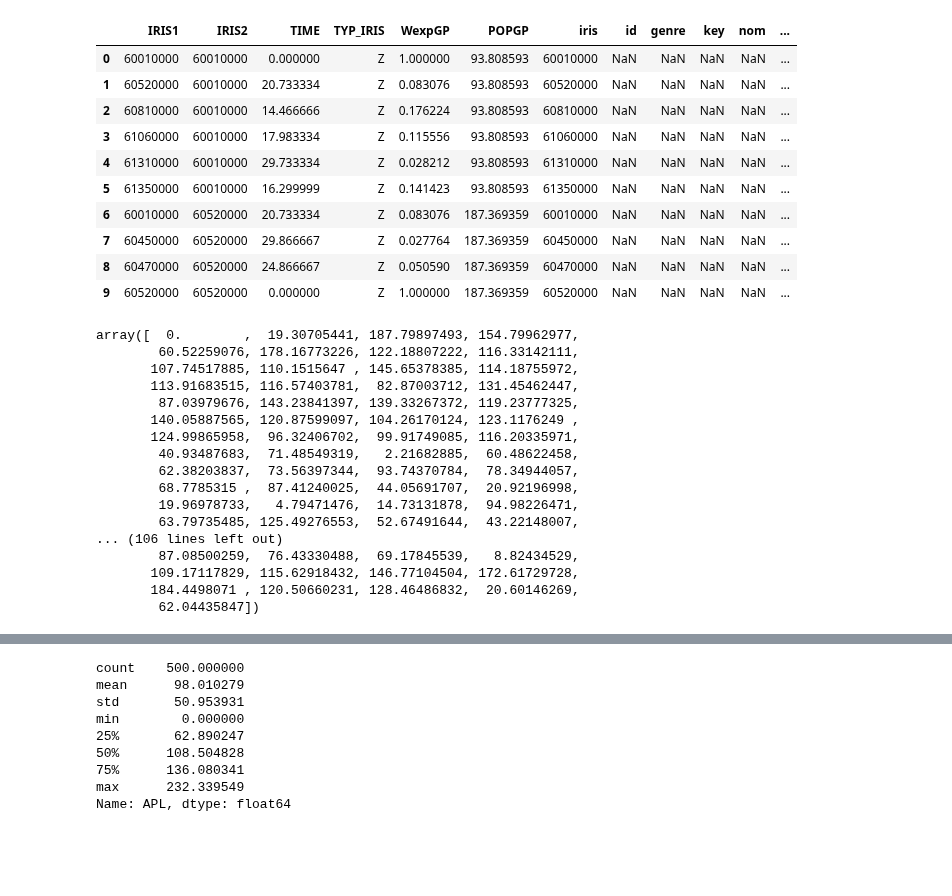
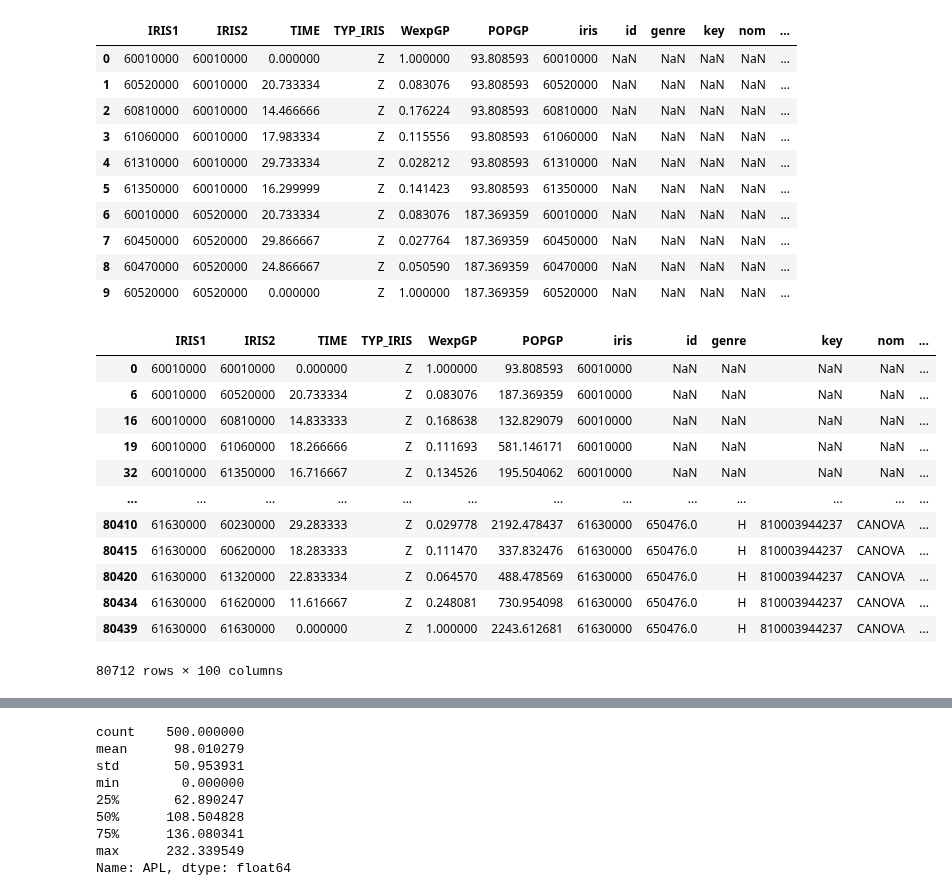
Before and after one commit to cyrilvincent/skema, a Jupyter notebook: apl/apl_gene_2022.ipynb, the cells around one changed output, grey strips where cells are left out. Saved outputs shown, nothing was run; the diff lists cells and outputs as text; code cells hidden in the pictures; blank space fills up the shorter version.

```diff
--- a/apl/apl_gene_2022.ipynb
+++ b/apl/apl_gene_2022.ipynb
@@ -296,26 +309,23 @@ od.head(10)
 # %%
 od = od.sort_values(by=['IRIS1', "IRIS2"])
 od["Ap"] = od["WexpGP"] * od["R_dest"]
 od["APL"] = od.groupby("IRIS1")["Ap"].transform("sum")
 od["APL"].unique()
+od
 # %% [output]
+|  | IRIS1 | IRIS2 | TIME | TYP_IRIS | WexpGP | POPGP | iris | id | genre | key | nom | ... |
+| 0 | 60010000 | 60010000 | 0.000000 | Z | 1.000000 | 93.808593 | 60010000 | NaN | NaN | NaN | NaN | ... |
+| 6 | 60010000 | 60520000 | 20.733334 | Z | 0.083076 | 187.369359 | 60010000 | NaN | NaN | NaN | NaN | ... |
+| 16 | 60010000 | 60810000 | 14.833333 | Z | 0.168638 | 132.829079 | 60010000 | NaN | NaN | NaN | NaN | ... |
+| 19 | 60010000 | 61060000 | 18.266666 | Z | 0.111693 | 581.146171 | 60010000 | NaN | NaN | NaN | NaN | ... |
+| 32 | 60010000 | 61350000 | 16.716667 | Z | 0.134526 | 195.504062 | 60010000 | NaN | NaN | NaN | NaN | ... |
+| ... | ... | ... | ... | ... | ... | ... | ... | ... | ... | ... | ... | ... |
+| 80410 | 61630000 | 60230000 | 29.283333 | Z | 0.029778 | 2192.478437 | 61630000 | 650476.0 | H | 810003944237 | CANOVA | ... |
+| 80415 | 61630000 | 60620000 | 18.283333 | Z | 0.111470 | 337.832476 | 61630000 | 650476.0 | H | 810003944237 | CANOVA | ... |
+| 80420 | 61630000 | 61320000 | 22.833334 | Z | 0.064570 | 488.478569 | 61630000 | 650476.0 | H | 810003944237 | CANOVA | ... |
+| 80434 | 61630000 | 61620000 | 11.616667 | Z | 0.248081 | 730.954098 | 61630000 | 650476.0 | H | 810003944237 | CANOVA | ... |
+| 80439 | 61630000 | 61630000 | 0.000000 | Z | 1.000000 | 2243.612681 | 61630000 | 650476.0 | H | 810003944237 | CANOVA | ... |
-array([  0.        ,  19.30705441, 187.79897493, 154.79962977,
-        60.52259076, 178.16773226, 122.18807222, 116.33142111,
-       107.74517885, 110.1515647 , 145.65378385, 114.18755972,
-       113.91683515, 116.57403781,  82.87003712, 131.45462447,
-        87.03979676, 143.23841397, 139.33267372, 119.23777325,
-       140.05887565, 120.87599097, 104.26170124, 123.1176249 ,
-       124.99865958,  96.32406702,  99.91749085, 116.20335971,
-        40.93487683,  71.48549319,   2.21682885,  60.48622458,
-        62.38203837,  73.56397344,  93.74370784,  78.34944057,
-        68.7785315 ,  87.41240025,  44.05691707,  20.92196998,
-        19.96978733,   4.79471476,  14.73131878,  94.98226471,
-        63.79735485, 125.49276553,  52.67491644,  43.22148007,
-... (106 lines left out)
-        87.08500259,  76.43330488,  69.17845539,   8.82434529,
-       109.17117829, 115.62918432, 146.77104504, 172.61729728,
-       184.4498071 , 120.50660231, 128.46486832,  20.60146269,
-        62.04435847])
+80712 rows × 100 columns
 # %%
 apl_final = od[od["IRIS1"] == od["IRIS2"]]
 apl_final.head(10)
```
Also changed, not shown: parts of 3 cells of this notebook, 10 other files.
